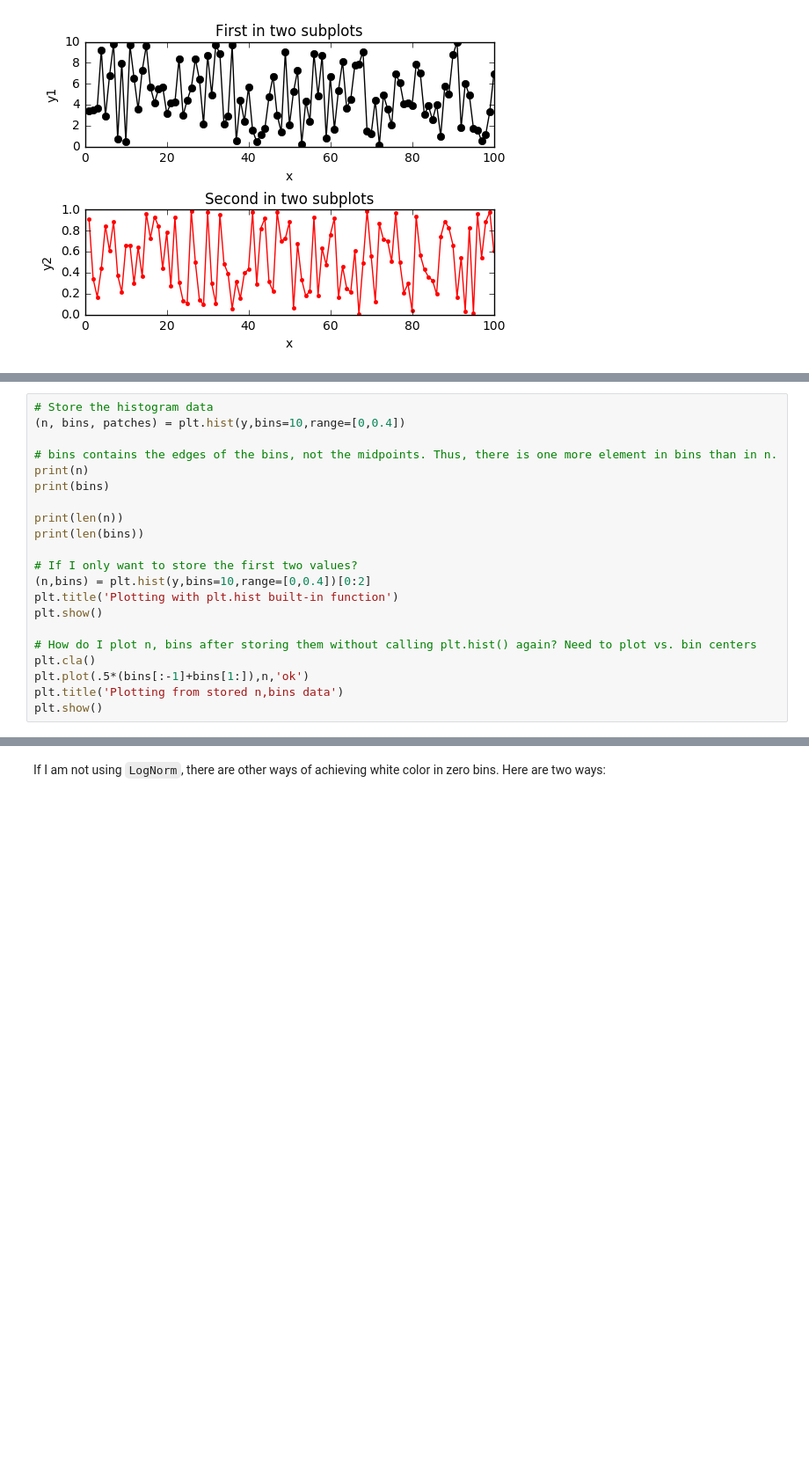
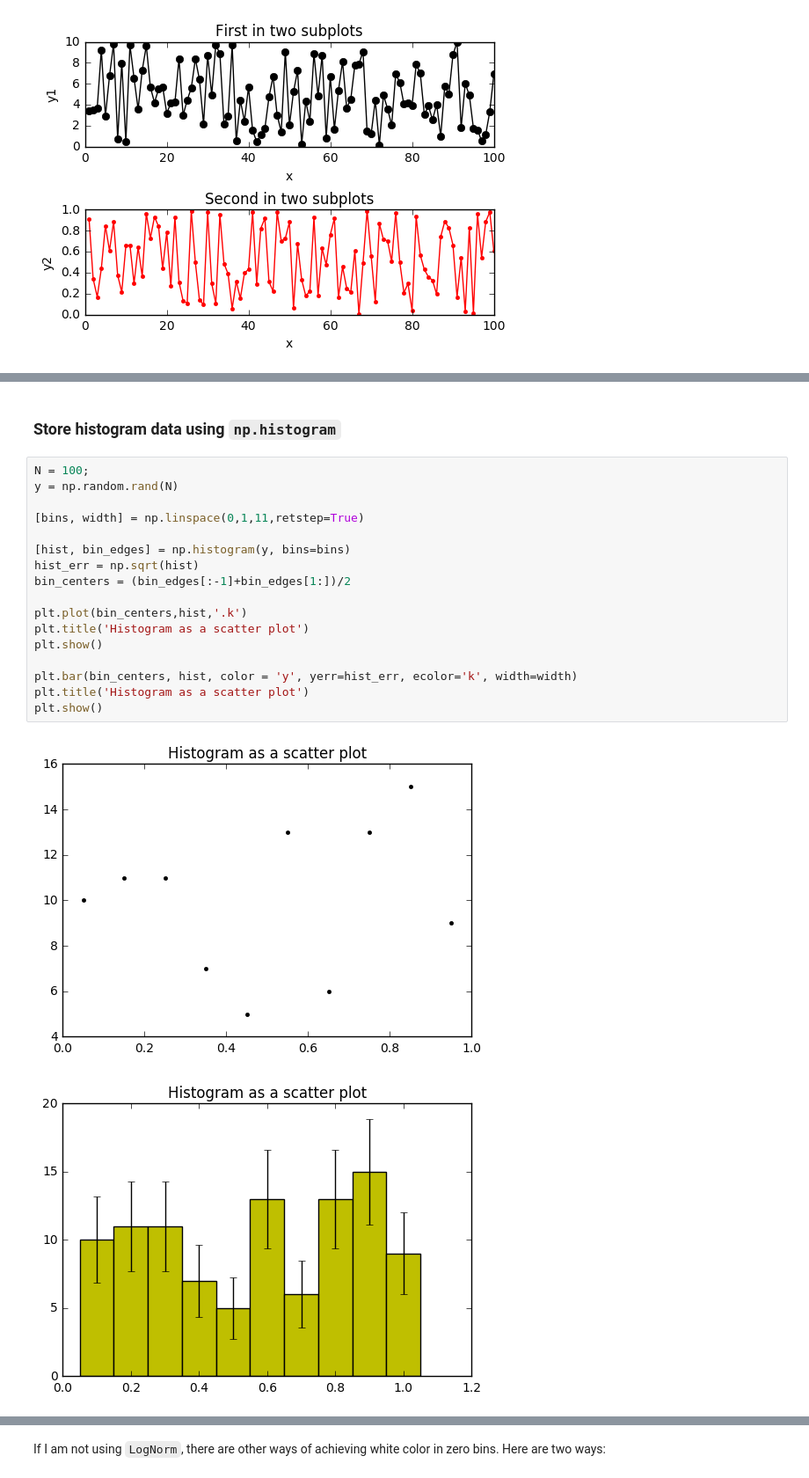
Before and after one commit to pfschus/python-tutorial-plotting, a Jupyter notebook: python_plotting_cheat_sheet.ipynb, the cells around one changed output, grey strips where cells are left out. Shown at 88% size. Cells and saved outputs as stored; diff of their text form; blank space fills up the shorter version.

```diff
--- a/python_plotting_cheat_sheet.ipynb
+++ b/python_plotting_cheat_sheet.ipynb
@@ -282,21 +285,0 @@ plt.show()
-# %%
-# Store the histogram data
-(n, bins, patches) = plt.hist(y,bins=10,range=[0,0.4])
-
-# bins contains the edges of the bins, not the midpoints. Thus, there is one more element in bins than in n.
-print(n)
-print(bins)
-
-print(len(n))
-print(len(bins))
-
-# If I only want to store the first two values?
-(n,bins) = plt.hist(y,bins=10,range=[0,0.4])[0:2]
-plt.title('Plotting with plt.hist built-in function')
-plt.show()
-
-# How do I plot n, bins after storing them without calling plt.hist() again? Need to plot vs. bin centers
-plt.cla()
-plt.plot(.5*(bins[:-1]+bins[1:]),n,'ok')
-plt.title('Plotting from stored n,bins data')
-plt.show()
@@ -312,3 +286,25 @@ plt.show()
+# %% [markdown]
+### Store histogram data using `np.histogram`
+# %%
+N = 100;
+y = np.random.rand(N)
+
+[bins, width] = np.linspace(0,1,11,retstep=True)
+
+[hist, bin_edges] = np.histogram(y, bins=bins)
+hist_err = np.sqrt(hist)
+bin_centers = (bin_edges[:-1]+bin_edges[1:])/2
+
+plt.plot(bin_centers,hist,'.k')
+plt.title('Histogram as a scatter plot')
+plt.show()
+
+plt.bar(bin_centers, hist, color = 'y', yerr=hist_err, ecolor='k', width=width)
+plt.title('Histogram as a scatter plot')
+plt.show()
+# %% [output]
+[figure, added]
+[figure, added]
 # %% [markdown]
 ## 2D Histogram
 
```
Also changed, not shown: parts of 12 cells of this notebook.
